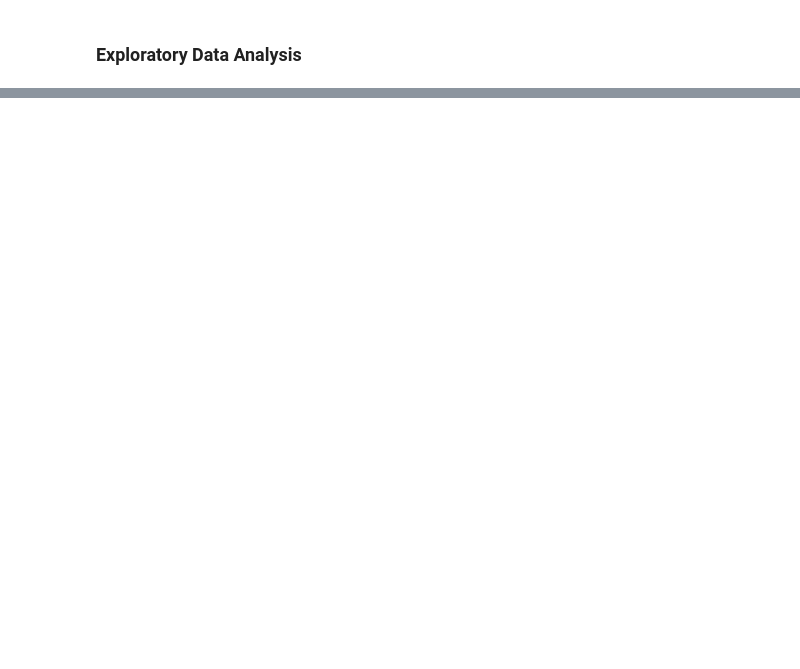
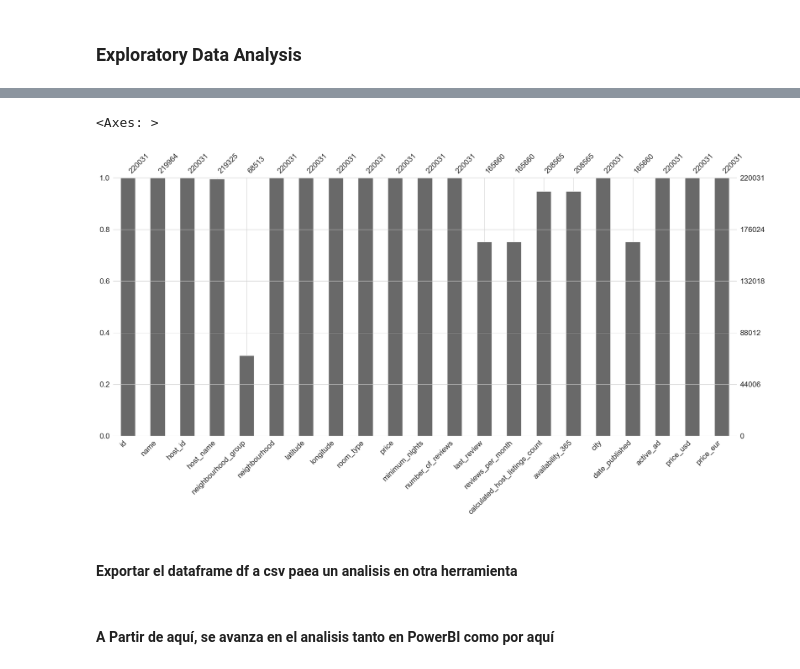
Before and after one commit to Dolcevitta95/DataAnalyst_Airbnb, a Jupyter notebook: eda_j/eda_j.ipynb, the cells around one changed output, grey strips where cells are left out. Cells and saved outputs as stored; diff of their text form; code cells hidden in the pictures; blank space fills up the shorter version.

```diff
--- a/eda_j/eda_j.ipynb
+++ b/eda_j/eda_j.ipynb
@@ -173,0 +809,7 @@ df.describe(include='object')
+# %%
+msno.bar(df)
+# %% [output]
+<Axes: >
+[figure, added]
+# %% [markdown]
+#### Exportar el dataframe df a csv paea un analisis en otra herramienta
@@ -173,0 +818,2 @@ df.describe(include='object')
+# %% [markdown]
+#### A Partir de aquí, se avanza en el analisis tanto en PowerBI como por aquí
```
Also changed, not shown: parts of 63 cells of this notebook, 3 other files.
